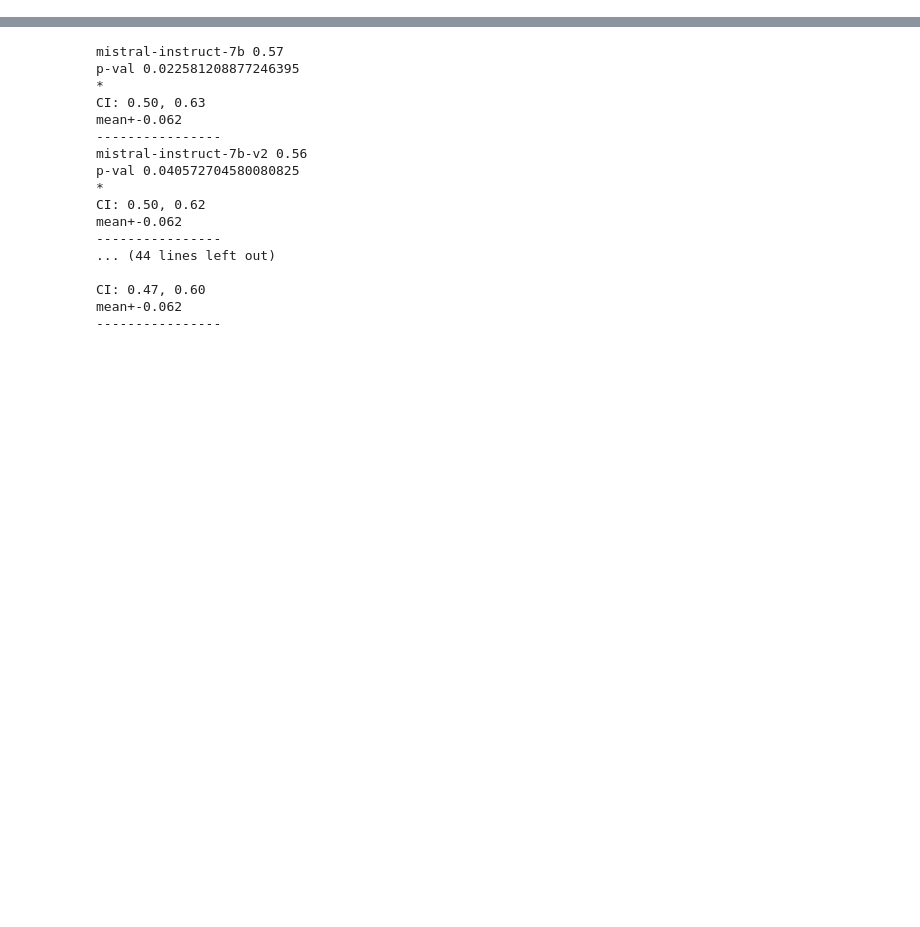
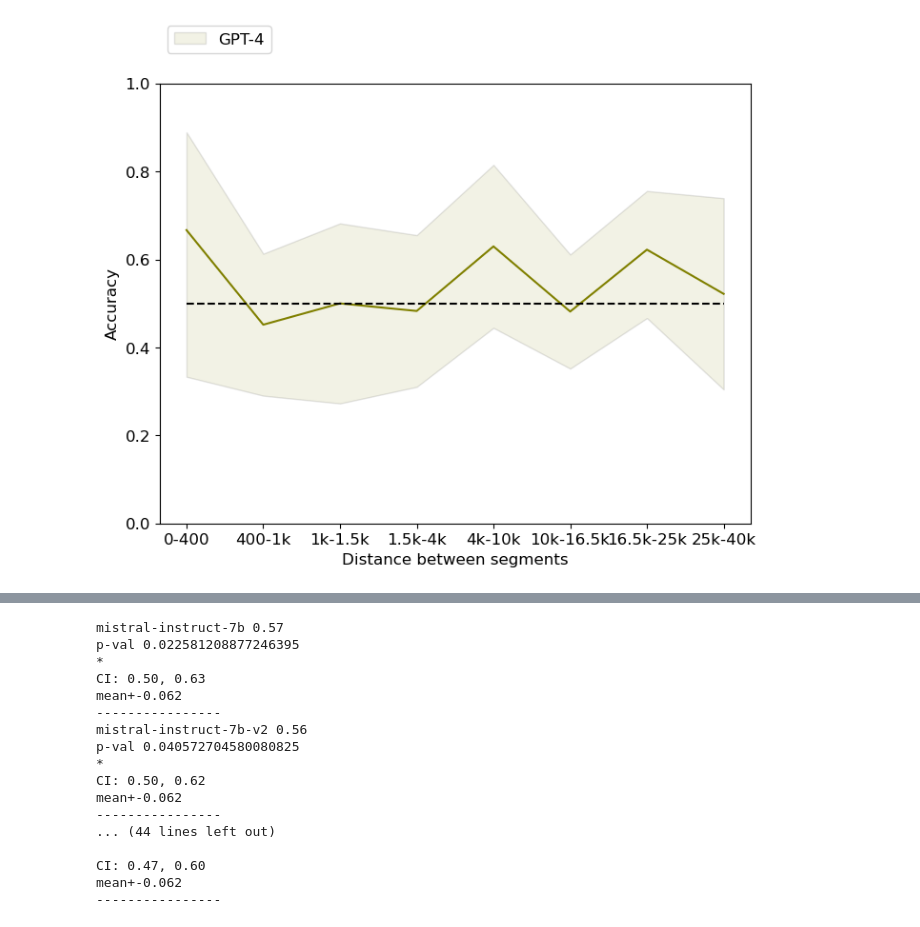
Before and after one commit to bridge-ai-neuro/SORT, a Jupyter notebook: ltm_analysis/LTM_humans_final.ipynb, the cells around one changed output, grey strips where cells are left out. Saved outputs shown, nothing was run; the diff lists cells and outputs as text; code cells hidden in the pictures; blank space fills up the shorter version.

```diff
--- a/ltm_analysis/LTM_humans_final.ipynb
+++ b/ltm_analysis/LTM_humans_final.ipynb
@@ -210,0 +330,85 @@ Text(0, 0.5, 'Accuracy')
+# %%
+# pretty plot
+# fig = plt.figure(figsize=figuresize)
+fig, ax = plt.subplots(figsize=(8,6))
+models_to_plot = ['gpt4']
+if condition =="LTM-humans":
+    y_limits = ((0,1))
+    y_star = 0.9
+elif condition =="LTM":
+    y_limits = ((0.45,0.7))
+    y_star = 0.62
+labels = [model_names_to_paths[m]["label"] for m in models_to_plot]
+
+if include_error_area:
+    for model in models_to_plot:
+        acc_arr = plot_data[model]['acc']
+        error_arr = plot_data[model]['err']
+        color = plot_data[model]['color']
+        plt.fill_between(np.arange(len(acc_arr)), acc_arr+error_arr[1], acc_arr-error_arr[0], color=color, alpha=0.1, edgecolor='k')
+
+for i, model in enumerate(models_to_plot):
+    acc_arr = plot_data[model]['acc']
+    error_arr = plot_data[model]['err']
+    color = plot_data[model]['color']
+    if include_error_area:
+        plt.plot(acc_arr, color=color, label=model_names_to_paths[model]["label"])
+    else:
+        plt.errorbar(np.arange(len(acc_arr))+i*0.02,acc_arr, yerr=error_arr, color=color, label=model_names_to_paths[model]["label"],
+                     elinewidth=1, capsize=2)
+
+
+for i, model in enumerate(models_to_plot):
+    acc_arr = plot_data[model]['acc']
+    features = list(plot_data[model]['significant_features'].keys())
+    features.sort()
+    significant = [plot_data[model]['significant_features'][f] for f in features]
+    color = plot_data[model]['color']
+    # print(significant, plot_data[model]['significant_features'])
+    for feature in features:
+        plt.text(feature, y_star-i*0.005, significant[feature], color=color, fontsize=fontsize)
+
+
+plt.ylim(y_limits)
+plt.yticks(fontsize=fontsize)
+
+# plt.yticks(ticks = [0.4,0.45,0.5,0.55,0.6,0.65,0.7], fontsize=fontsize)
+
+plt.hlines(y=0.5, xmin=min(df[plot_feature].unique().tolist()), xmax=max(df[plot_feature].unique().tolist()), linestyles="--", color="black")
+
+#plt.xlabel(plot_feature.replace("_"," "))
+plt.xticks(ticks = np.arange(len(bin_strings)),labels = bin_strings, fontsize=fontsize)
+plt.xlabel('Distance between segments', fontsize=fontsize)
+plt.ylabel("Accuracy", fontsize=fontsize)
+
+
+plt.savefig(f"condition_{condition}_{plot_feature}_{segment_lengths}_gpt4.pdf", bbox_inches='tight')
+
+legend = plt.legend(labels,loc='center left', bbox_to_anchor=(0, 1.1), fontsize=fontsize, ncol=ncol_legend)
+#plt.show()
+
+
+#The following code extracts the legend and generates a separate file.
+fig.canvas.draw()
+legend_bbox = legend.get_tightbbox(fig.canvas.get_renderer())
+legend_bbox = legend_bbox.transformed(fig.dpi_scale_trans.inverted())
+legend_fig, legend_ax = plt.subplots(figsize=(legend_bbox.width, legend_bbox.height))
+legend_squared = legend_ax.legend(
+    *ax.get_legend_handles_labels(),
+    bbox_to_anchor=(0, 0, 1, 1),
+    bbox_transform=legend_fig.transFigure,
+    frameon=False,
+    fancybox=None,
+    fontsize=fontsize,
+    shadow=False,
+    ncol=ncol_legend,
+    mode='expand',
+)
+
+# Remove everything else from the legend's figure
+legend_ax.axis('off')
+
+# Save the legend as a separate figure
+plt.savefig(f"condition_{condition}_{plot_feature}_{segment_lengths}_gpt4-legend.pdf", bbox_inches='tight')
+# %% [output]
+[figure, added]
```
Also changed, not shown: parts of 5 cells of this notebook.
